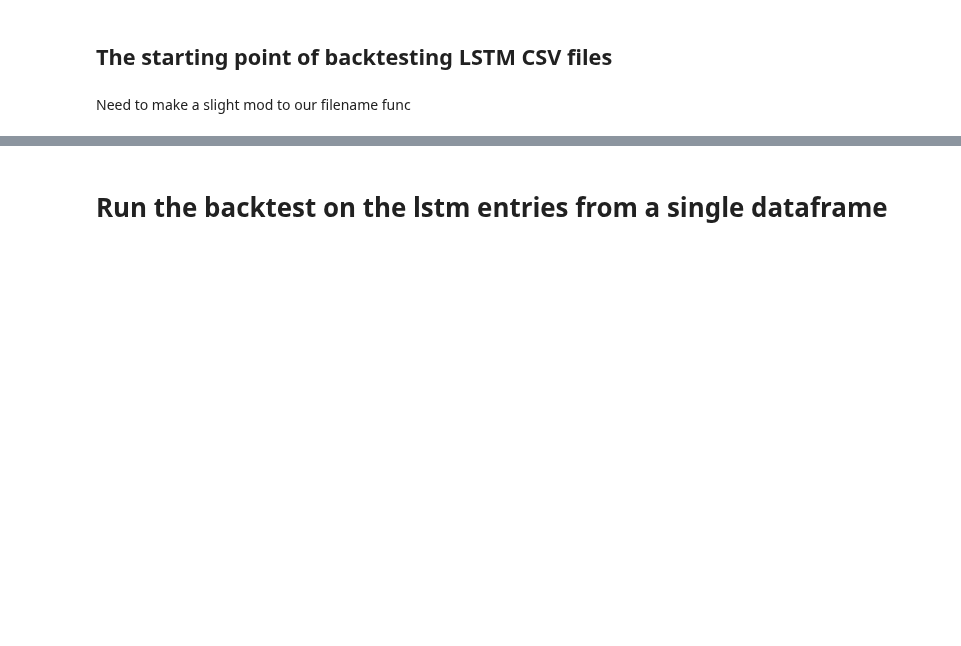
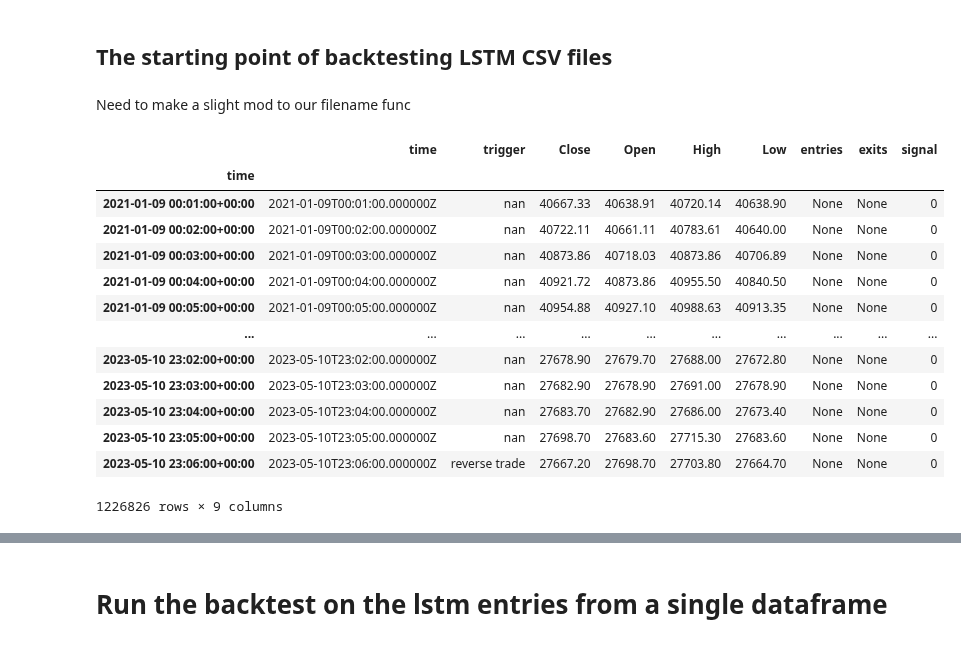
Before and after one commit to eervin123/position-management, a Jupyter notebook: bt_exit_strats_clean.ipynb, the cells around one changed output, grey strips where cells are left out. Drawn from its saved outputs; the diff is of its cells as text; code cells hidden in the pictures; blank space fills up the shorter version.

```diff
--- a/bt_exit_strats_clean.ipynb
+++ b/bt_exit_strats_clean.ipynb
@@ -882,6 +882,27 @@ def create_filename(stats_df):
         filename += f'_{key}_{value}_'
     # filename += '.html'
     return filename
+# %%
+test_df = lstm_dfs[0]
+# Rename open, high, low, close to Open, High, Low, Close
+test_df.rename(columns={'open': 'Open', 'high': 'High', 'low': 'Low', 'close': 'Close'}, inplace=True)
+test_df.sort_index(inplace=True)
+test_df
+# %% [output]
+|  | time | trigger | Close | Open | High | Low | entries | exits | signal |
+| time |  |  |  |  |  |  |  |  |  |
+| 2021-01-09 00:01:00+00:00 | 2021-01-09T00:01:00.000000Z | nan | 40667.33 | 40638.91 | 40720.14 | 40638.90 | None | None | 0 |
+| 2021-01-09 00:02:00+00:00 | 2021-01-09T00:02:00.000000Z | nan | 40722.11 | 40661.11 | 40783.61 | 40640.00 | None | None | 0 |
+| 2021-01-09 00:03:00+00:00 | 2021-01-09T00:03:00.000000Z | nan | 40873.86 | 40718.03 | 40873.86 | 40706.89 | None | None | 0 |
+| 2021-01-09 00:04:00+00:00 | 2021-01-09T00:04:00.000000Z | nan | 40921.72 | 40873.86 | 40955.50 | 40840.50 | None | None | 0 |
+| 2021-01-09 00:05:00+00:00 | 2021-01-09T00:05:00.000000Z | nan | 40954.88 | 40927.10 | 40988.63 | 40913.35 | None | None | 0 |
+| ... | ... | ... | ... | ... | ... | ... | ... | ... | ... |
+| 2023-05-10 23:02:00+00:00 | 2023-05-10T23:02:00.000000Z | nan | 27678.90 | 27679.70 | 27688.00 | 27672.80 | None | None | 0 |
+| 2023-05-10 23:03:00+00:00 | 2023-05-10T23:03:00.000000Z | nan | 27682.90 | 27678.90 | 27691.00 | 27678.90 | None | None | 0 |
+| 2023-05-10 23:04:00+00:00 | 2023-05-10T23:04:00.000000Z | nan | 27683.70 | 27682.90 | 27686.00 | 27673.40 | None | None | 0 |
+| 2023-05-10 23:05:00+00:00 | 2023-05-10T23:05:00.000000Z | nan | 27698.70 | 27683.60 | 27715.30 | 27683.60 | None | None | 0 |
+| 2023-05-10 23:06:00+00:00 | 2023-05-10T23:06:00.000000Z | reverse trade | 27667.20 | 27698.70 | 27703.80 | 27664.70 | None | None | 0 |
+1226826 rows × 9 columns
 # %%
 stats_list = []
 for i in range(len(lstm_dfs)):
```
Also changed, not shown: parts of 9 cells of this notebook, 6 other files.
